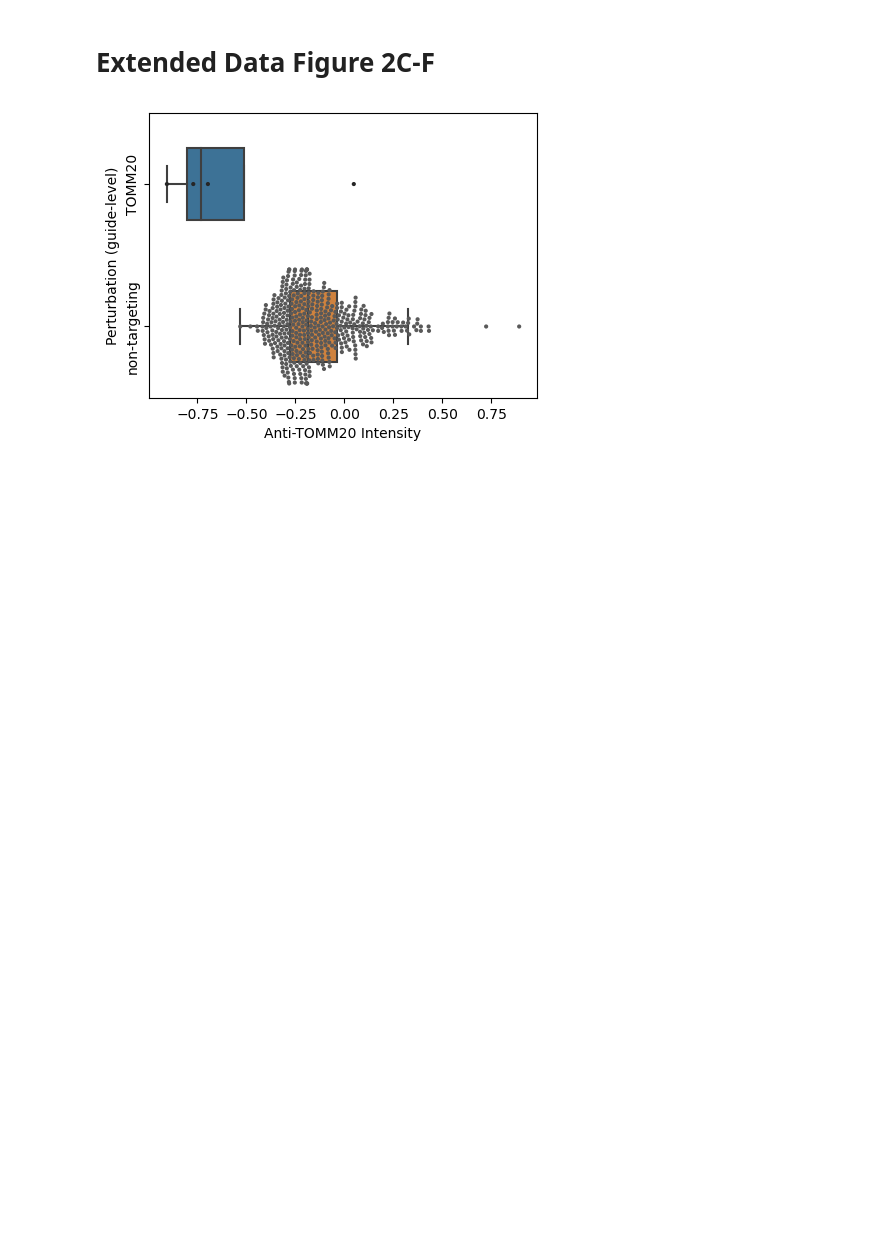
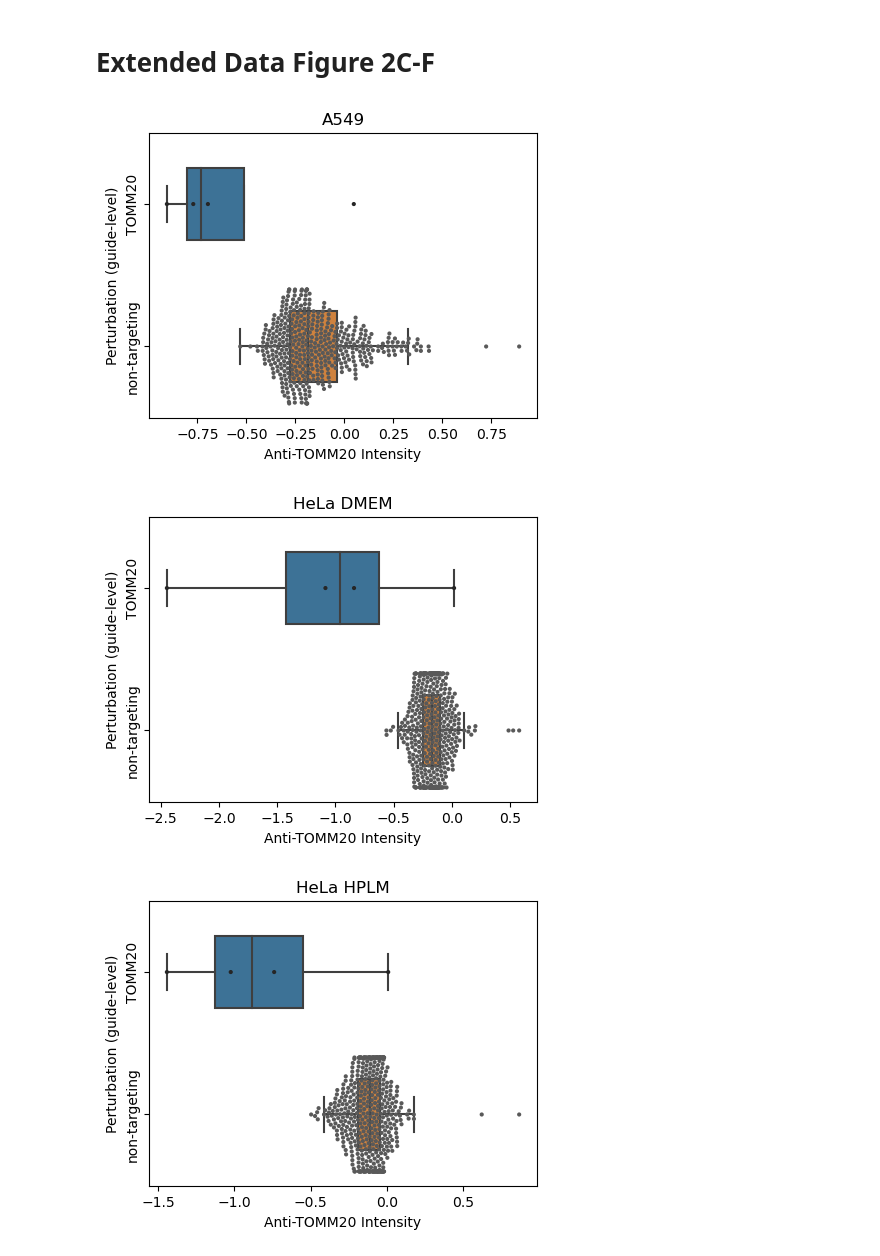
Before and after one commit to broadinstitute/2022_PERISCOPE, a Jupyter notebook: Supplemental_2_6_7/Cell_Count_Distribution.ipynb, the cells around one changed output. Saved outputs shown, nothing was run; the diff lists cells and outputs as text; code cells hidden in the pictures; blank space fills up the shorter version.

Commit message:
add TOMM20 plots for HeLa

```diff
--- a/Supplemental_2_6_7/Cell_Count_Distribution.ipynb
+++ b/Supplemental_2_6_7/Cell_Count_Distribution.ipynb
@@ -568,31 +568,37 @@ plot_scatter('A549',A549_df['Fraction_BR3'],A549_df['Fraction_BR1'],'Fraction of
 # %%
 # Import the guide-level profiles without feature selection
 usecols=['Metadata_Foci_Barcode_MatchedTo_GeneCode','Cells_Intensity_MeanIntensity_Mito']
-df_guide_A549 = pd.read_csv("../6_Single_Features/inputs_data/20200805_A549_WG_Screen_guide_normalized_median_merged_ALLBATCHES_ALLWELLS.csv",usecols=usecols)
+df_guide_A549 = pd.read_csv("../5_Single_Features/inputs_data/20200805_A549_WG_Screen_guide_normalized_median_merged_ALLBATCHES_ALLWELLS.csv",usecols=usecols)
+df_guide_HeLa_HPLM = pd.read_csv("../5_Single_Features/inputs_data/20210422_6W_CP257_guide_normalized_median_merged_ALLBATCHES___DMEM___ALLWELLS.csv",usecols=usecols)
+df_guide_HeLa_DMEM = pd.read_csv("../5_Single_Features/inputs_data/20210422_6W_CP257_guide_normalized_median_merged_ALLBATCHES___HPLM___ALLWELLS.csv",usecols=usecols)
 # %%
 #
 def plot_tomm20_intensity(df_guide,gene,feature,group):
     tomm20_guide_DMEM = df_guide.query('Metadata_Foci_Barcode_MatchedTo_GeneCode == @gene')
     nontargeting_guide_DMEM = df_guide.query('Metadata_Foci_Barcode_MatchedTo_GeneCode == "nontargeting"')
 
     tomm20_guide_DMEM_int = tomm20_guide_DMEM[["Metadata_Foci_Barcode_MatchedTo_GeneCode",feature]]
     nontargeting_guide_DMEM_int = nontargeting_guide_DMEM[["Metadata_Foci_Barcode_MatchedTo_GeneCode",feature]]
 
     tomm20_list = tomm20_guide_DMEM_int[feature].tolist()
     nontargeting_list = nontargeting_guide_DMEM_int[feature].tolist()
 
     fig, ax = plt.subplots(nrows = 1,ncols = 1, figsize=(5, 3.7))
     data = [tomm20_list,nontargeting_list]
     #ax1 = plt.boxplot(nontargeting_list)
     ax = sns.boxplot(data,fliersize=0,width=0.5,saturation=0.6,orient = 'h')
     ax = sns.swarmplot(data,size= 3 ,palette='dark:0.35',orient = 'h')
     plt.xlabel('Anti-TOMM20 Intensity')
     plt.ylabel('Perturbation (guide-level)')
-
+    plt.title(group)
     ax.set_yticklabels([gene,'non-targeting'], rotation=90, verticalalignment='center')
     plt.show()
     output_file = f'{group}_{gene}_intensity_boxplot.png'
     fig.savefig(os.path.join(output_folder,output_file),dpi=300)
 plot_tomm20_intensity(df_guide_A549, "TOMM20", "Cells_Intensity_MeanIntensity_Mito","A549")
+plot_tomm20_intensity(df_guide_HeLa_DMEM, "TOMM20", "Cells_Intensity_MeanIntensity_Mito","HeLa DMEM")
+plot_tomm20_intensity(df_guide_HeLa_HPLM, "TOMM20", "Cells_Intensity_MeanIntensity_Mito","HeLa HPLM")
 # %% [output]
-[figure, old version]
+[figure, new version]
+[figure, added]
+[figure, added]
```
Also changed, not shown: 3 other files.
